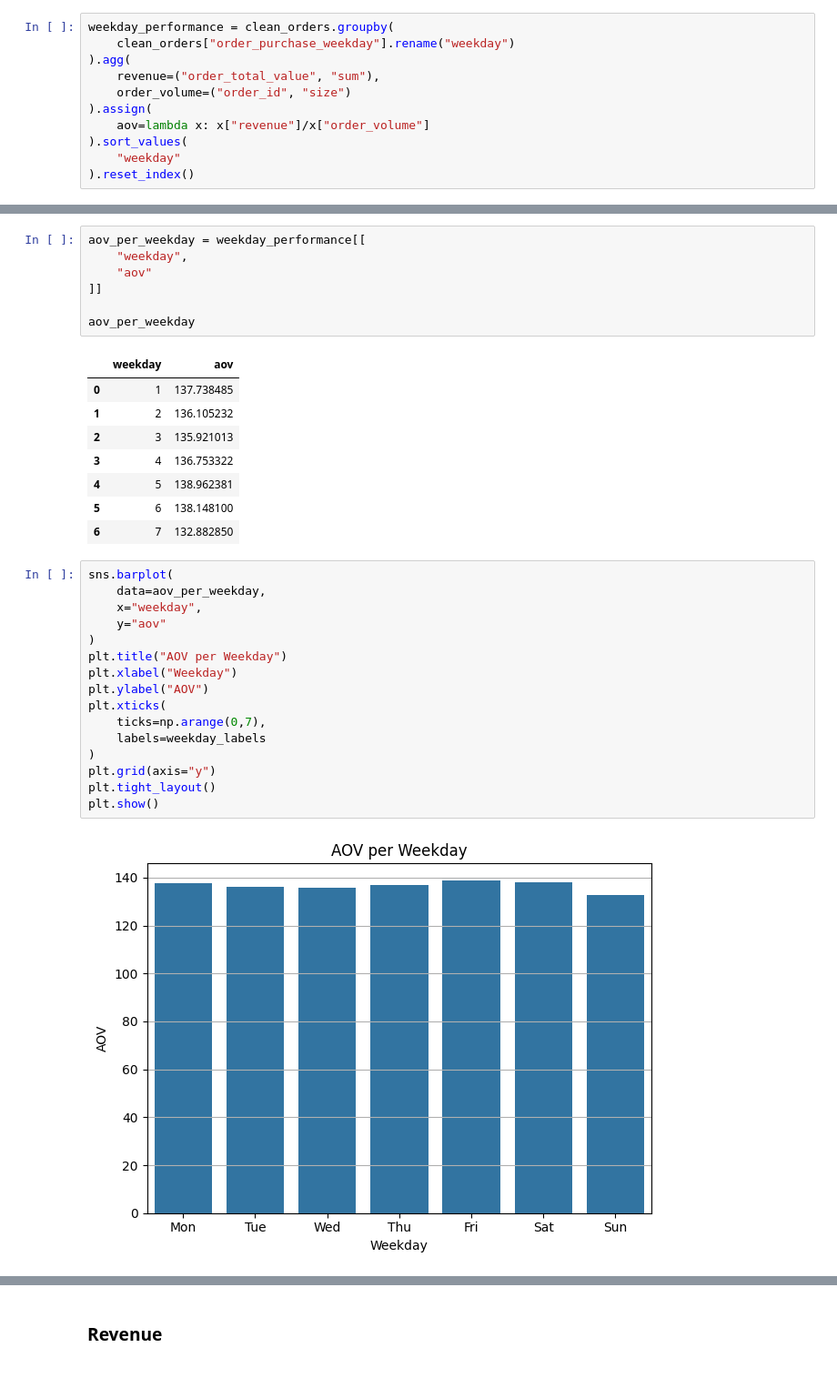
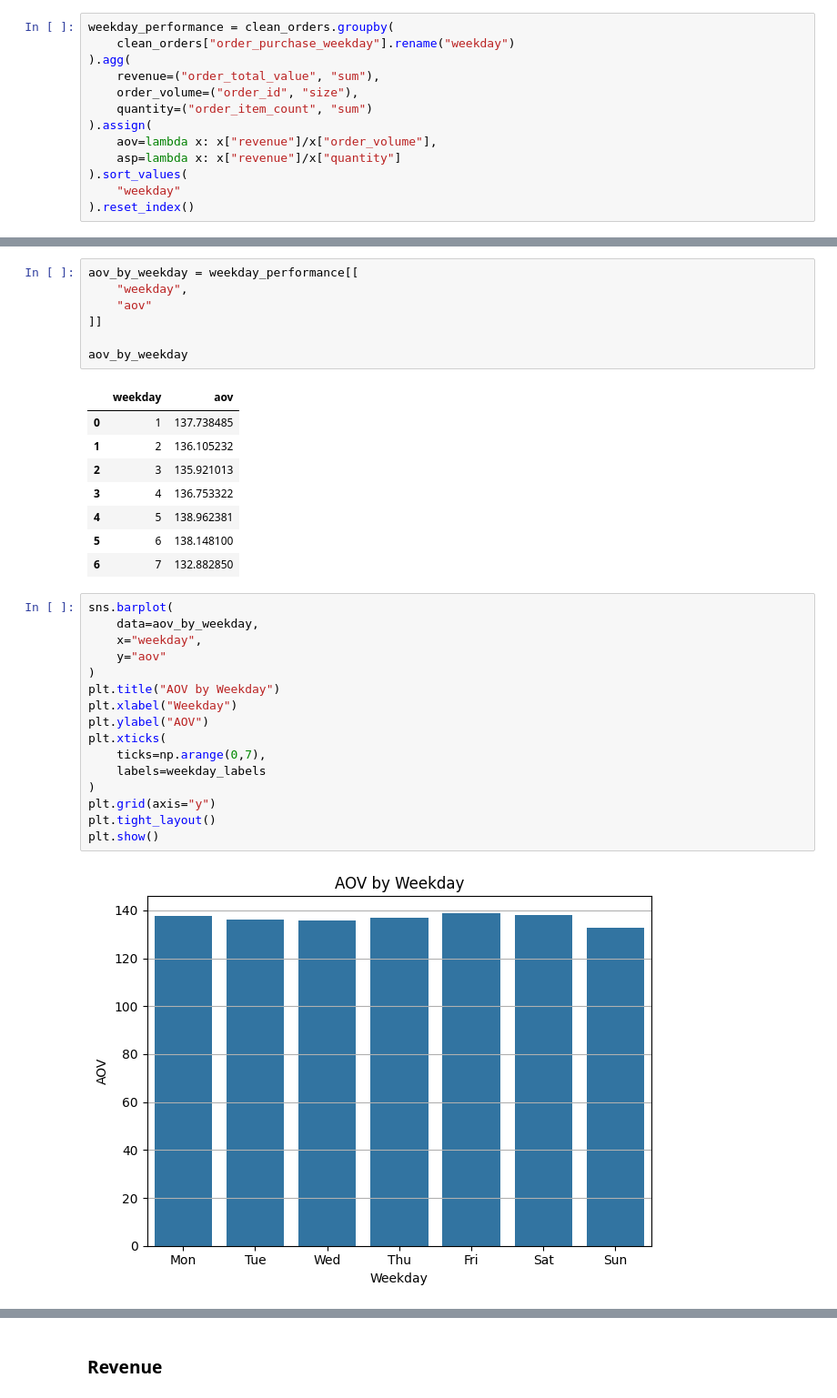
Before and after one commit to MattiaVerardi/olist-ecommerce-analytics, a Jupyter notebook: python/10_eda.ipynb, the cells around one changed output, grey strips where cells are left out. Shown at 91% size. Drawn from its saved outputs; the diff is of its cells as text.

```diff
--- a/python/10_eda.ipynb
+++ b/python/10_eda.ipynb
@@ -2006,9 +2023,11 @@ weekday_performance = clean_orders.groupby(
     clean_orders["order_purchase_weekday"].rename("weekday")
 ).agg(
     revenue=("order_total_value", "sum"),
-    order_volume=("order_id", "size")
+    order_volume=("order_id", "size"),
+    quantity=("order_item_count", "sum")
 ).assign(
-    aov=lambda x: x["revenue"]/x["order_volume"]
+    aov=lambda x: x["revenue"]/x["order_volume"],
+    asp=lambda x: x["revenue"]/x["quantity"]
 ).sort_values(
     "weekday"
 ).reset_index()
@@ -2358,12 +2500,12 @@ plt.show()
 # %% [output]
 [figure]
 # %%
-aov_per_weekday = weekday_performance[[
+aov_by_weekday = weekday_performance[[
     "weekday",
     "aov"
 ]]
 
-aov_per_weekday
+aov_by_weekday
 # %% [output]
 |  | weekday | aov |
 | 0 | 1 | 137.738485 |
@@ -2375,19 +2517,19 @@ aov_per_weekday
 | 6 | 7 | 132.882850 |
 # %%
 sns.barplot(
-    data=aov_per_weekday,
+    data=aov_by_weekday,
     x="weekday",
     y="aov"
 )
-plt.title("AOV per Weekday")
+plt.title("AOV by Weekday")
 plt.xlabel("Weekday")
 plt.ylabel("AOV")
 plt.xticks(
     ticks=np.arange(0,7),
     labels=weekday_labels
 )
 plt.grid(axis="y")
 plt.tight_layout()
 plt.show()
 # %% [output]
-[figure, old version]
+[figure, new version]
```
Also changed, not shown: parts of 62 cells of this notebook, 5 other files.
